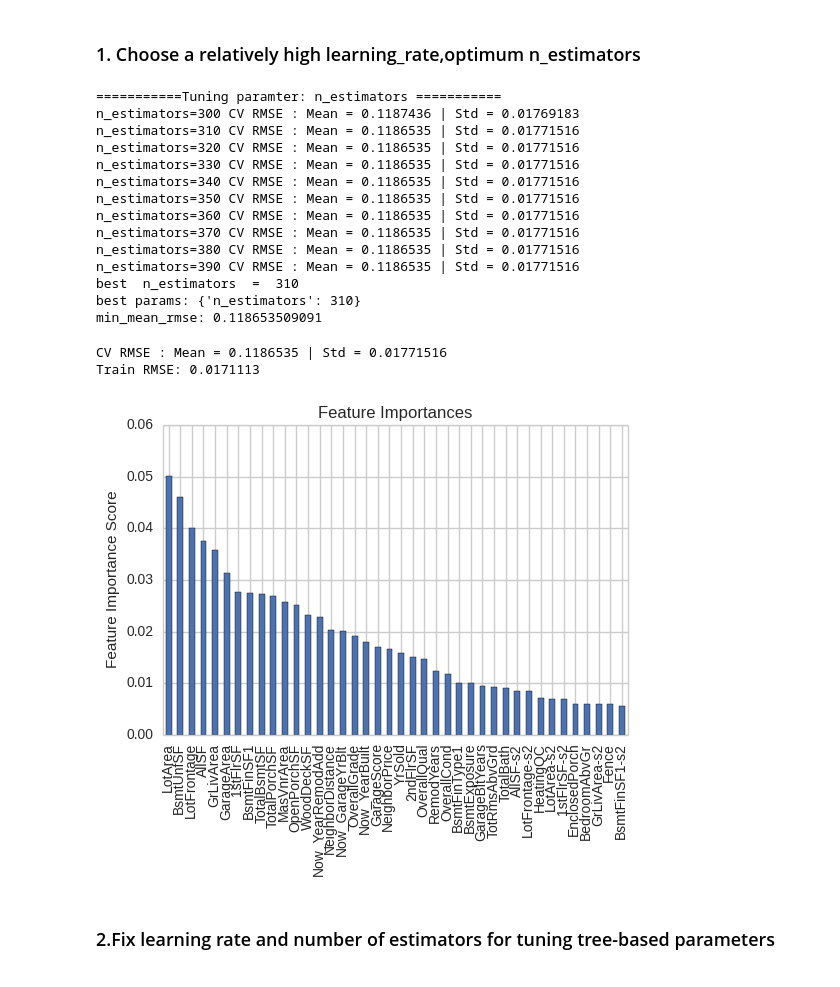
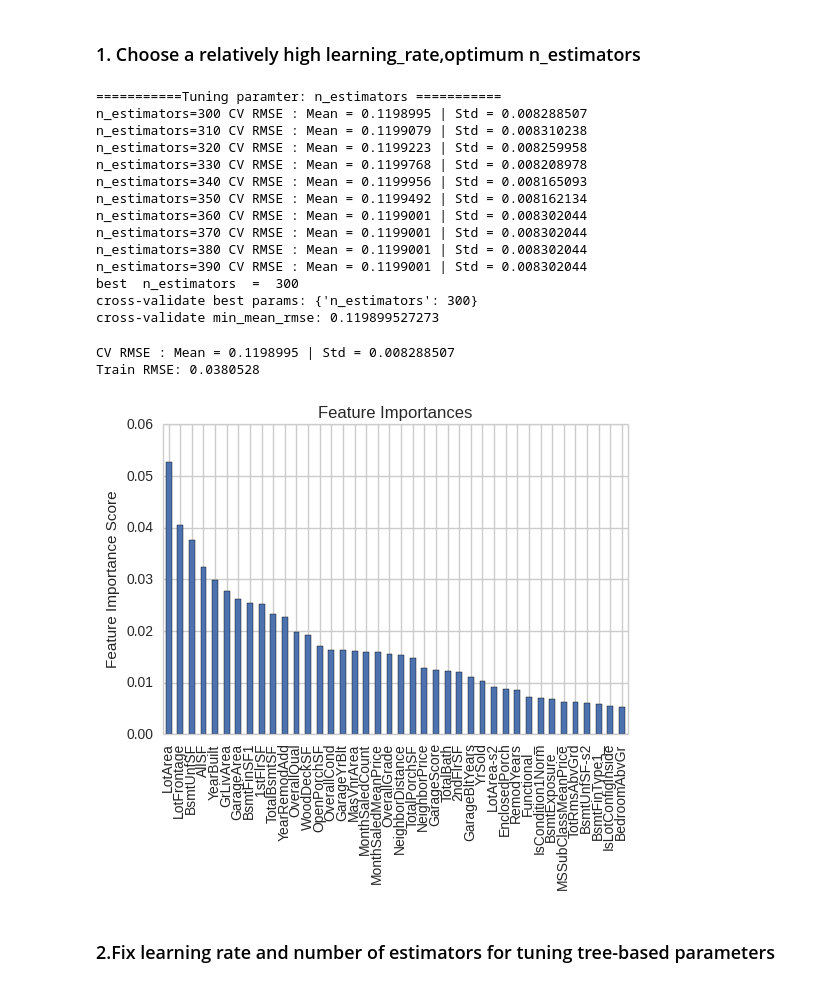
Before and after one commit to SunnyMarkLiu/Kaggle-House-Prices, a Jupyter notebook: XGBoost_and_Parameter_Tuning.ipynb, the cells around one changed output. Drawn from its saved outputs; the diff is of its cells as text; code cells hidden in the pictures.

```diff
--- a/XGBoost_and_Parameter_Tuning.ipynb
+++ b/XGBoost_and_Parameter_Tuning.ipynb
@@ -202,7 +204,7 @@ Train RMSE: 0.0826445
 param_test = {'n_estimators':range(300,400,10)}
 
 xgb_regressor = XGBRegressor(
-                learning_rate =0.1,
+                learning_rate =0.05,
 
                 max_depth=5,
                 min_child_weight=1,
@@ -218,44 +220,44 @@ xgb_regressor = XGBRegressor(
 best_param, min_mean_rmse, best_cvresult = \
                 model_cross_validate(xgb_regressor, param_test, dtrain, perform_progress=True)
 
-print 'best params:', best_param
-print 'min_mean_rmse:', min_mean_rmse
+print 'cross-validate best params:', best_param
+print 'cross-validate min_mean_rmse:', min_mean_rmse
 # %% [output]
 ===========Tuning paramter: n_estimators ===========
-n_estimators=300 CV RMSE : Mean = 0.1187436 | Std = 0.01769183
-n_estimators=310 CV RMSE : Mean = 0.1186535 | Std = 0.01771516
-n_estimators=320 CV RMSE : Mean = 0.1186535 | Std = 0.01771516
-n_estimators=330 CV RMSE : Mean = 0.1186535 | Std = 0.01771516
-n_estimators=340 CV RMSE : Mean = 0.1186535 | Std = 0.01771516
-n_estimators=350 CV RMSE : Mean = 0.1186535 | Std = 0.01771516
-n_estimators=360 CV RMSE : Mean = 0.1186535 | Std = 0.01771516
-n_estimators=370 CV RMSE : Mean = 0.1186535 | Std = 0.01771516
-n_estimators=380 CV RMSE : Mean = 0.1186535 | Std = 0.01771516
-n_estimators=390 CV RMSE : Mean = 0.1186535 | Std = 0.01771516
-best  n_estimators  =  310
-best params: {'n_estimators': 310}
-min_mean_rmse: 0.118653509091
+n_estimators=300 CV RMSE : Mean = 0.1198995 | Std = 0.008288507
+n_estimators=310 CV RMSE : Mean = 0.1199079 | Std = 0.008310238
+n_estimators=320 CV RMSE : Mean = 0.1199223 | Std = 0.008259958
+n_estimators=330 CV RMSE : Mean = 0.1199768 | Std = 0.008208978
+n_estimators=340 CV RMSE : Mean = 0.1199956 | Std = 0.008165093
+n_estimators=350 CV RMSE : Mean = 0.1199492 | Std = 0.008162134
+n_estimators=360 CV RMSE : Mean = 0.1199001 | Std = 0.008302044
+n_estimators=370 CV RMSE : Mean = 0.1199001 | Std = 0.008302044
+n_estimators=380 CV RMSE : Mean = 0.1199001 | Std = 0.008302044
+n_estimators=390 CV RMSE : Mean = 0.1199001 | Std = 0.008302044
+best  n_estimators  =  300
+cross-validate best params: {'n_estimators': 300}
+cross-validate min_mean_rmse: 0.119899527273
 # %%
 xgb_regressor = XGBRegressor(
-                learning_rate =0.1,
-                n_estimators = 310,
+                learning_rate =0.05,
+                n_estimators = 300,
 
                 max_depth=5,
                 min_child_weight=1,
                 gamma=0,
                 subsample=0.8,
                 colsample_bytree=0.8,
                 reg_lambda = 0.1,
                 reg_alpha = 0.1,
                 scale_pos_weight=1,
                 objective= 'reg:linear',
                 seed=10)
 
 xgb_regressor, feature_importances = model_fit(xgb_regressor,train_X, train_Y)
 # %% [output]
-CV RMSE : Mean = 0.1186535 | Std = 0.01771516
-Train RMSE: 0.0171113
+CV RMSE : Mean = 0.1198995 | Std = 0.008288507
+Train RMSE: 0.0380528
-[figure, old version]
+[figure, new version]
 # %% [markdown]
 ### 2.Fix learning rate and number of estimators for tuning tree-based parameters
 # %% [markdown]
```
Also changed, not shown: parts of 22 cells of this notebook, 5 other files.
